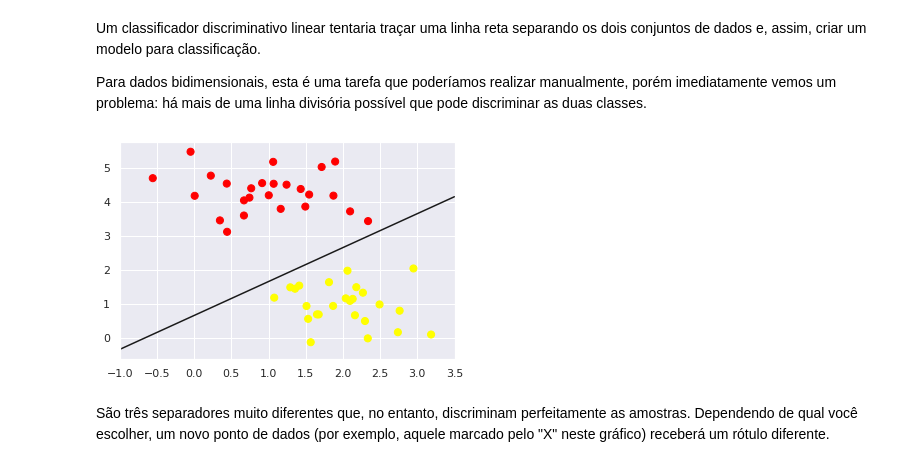
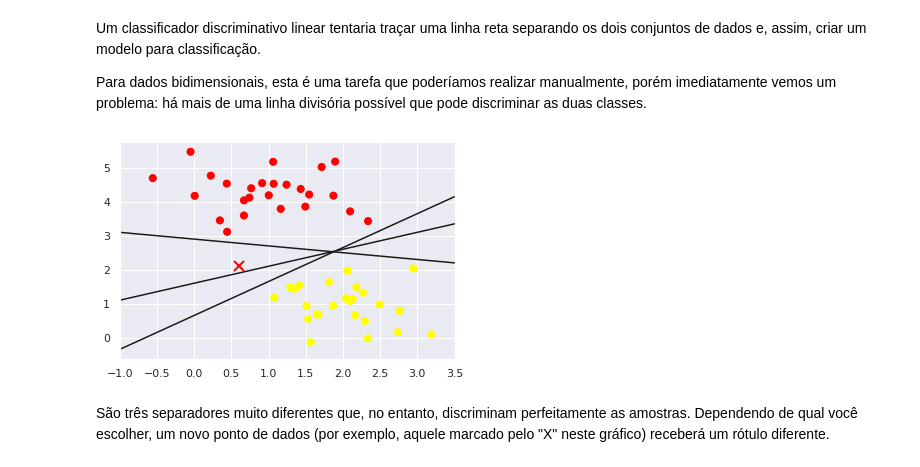
Before and after one commit to paulotguerra/QXD0178, a Jupyter notebook: 02.01-Mineracao-de-Dados-Classificacao.ipynb, the cells around one changed output. Drawn from its saved outputs; the diff is of its cells as text; code cells hidden in the pictures.

```diff
--- a/02.01-Mineracao-de-Dados-Classificacao.ipynb
+++ b/02.01-Mineracao-de-Dados-Classificacao.ipynb
@@ -291,15 +273,15 @@ Para dados bidimensionais, esta é uma tarefa que poderíamos realizar manualmen
 # %%
 xfit = np.linspace(-1, 3.5)
 plt.xlim(-1, 3.5);
 plt.scatter(X[:, 0], X[:, 1], c=y, s=50, cmap='autumn');
 
 plt.plot(xfit, 1.0 * xfit + 0.65, '-k');
-# plt.plot(xfit, 0.5 * xfit + 1.60, '-k');
-# plt.plot(xfit,-0.2 * xfit + 2.90, '-k');
+plt.plot(xfit, 0.5 * xfit + 1.60, '-k');
+plt.plot(xfit,-0.2 * xfit + 2.90, '-k');
 
-# plt.plot([0.6], [2.1], 'x', color='red', markeredgewidth=2, markersize=10);
+plt.plot([0.6], [2.1], 'x', color='red', markeredgewidth=2, markersize=10);
 # %% [output]
-[figure, old version]
+[figure, new version]
 # %% [markdown]
 São três separadores muito diferentes que, no entanto, discriminam perfeitamente as amostras. Dependendo de qual você escolher, um novo ponto de dados (por exemplo, aquele marcado pelo "X" neste gráfico) receberá um rótulo diferente.
 # %% [markdown]
```
Also changed, not shown: parts of 21 cells of this notebook.
